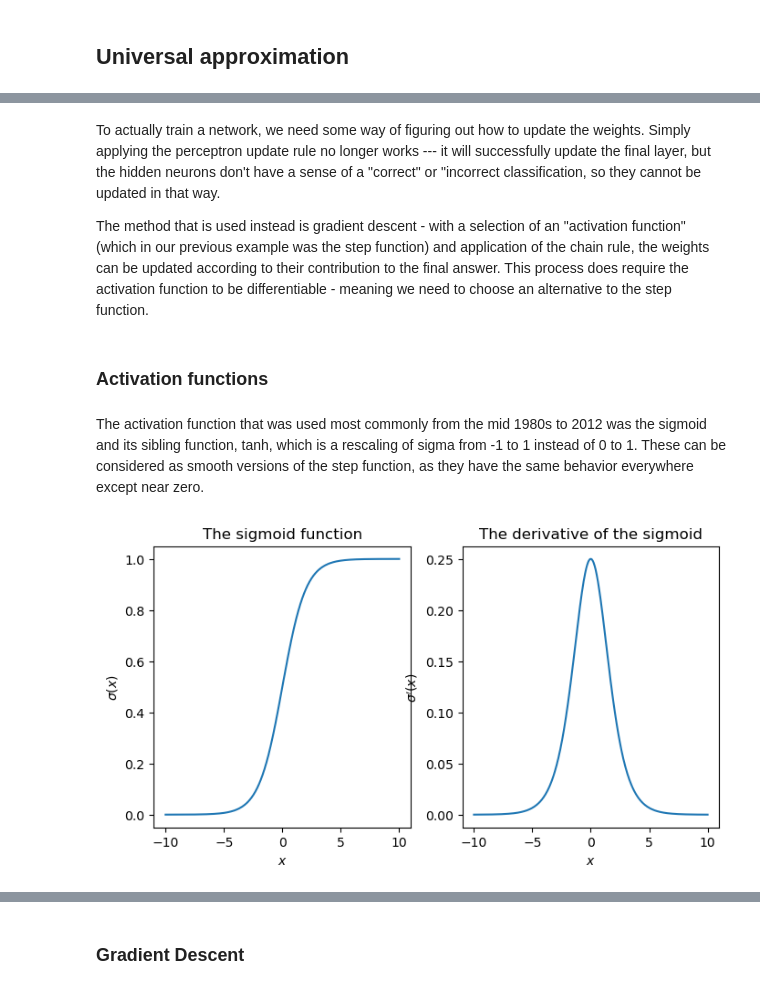
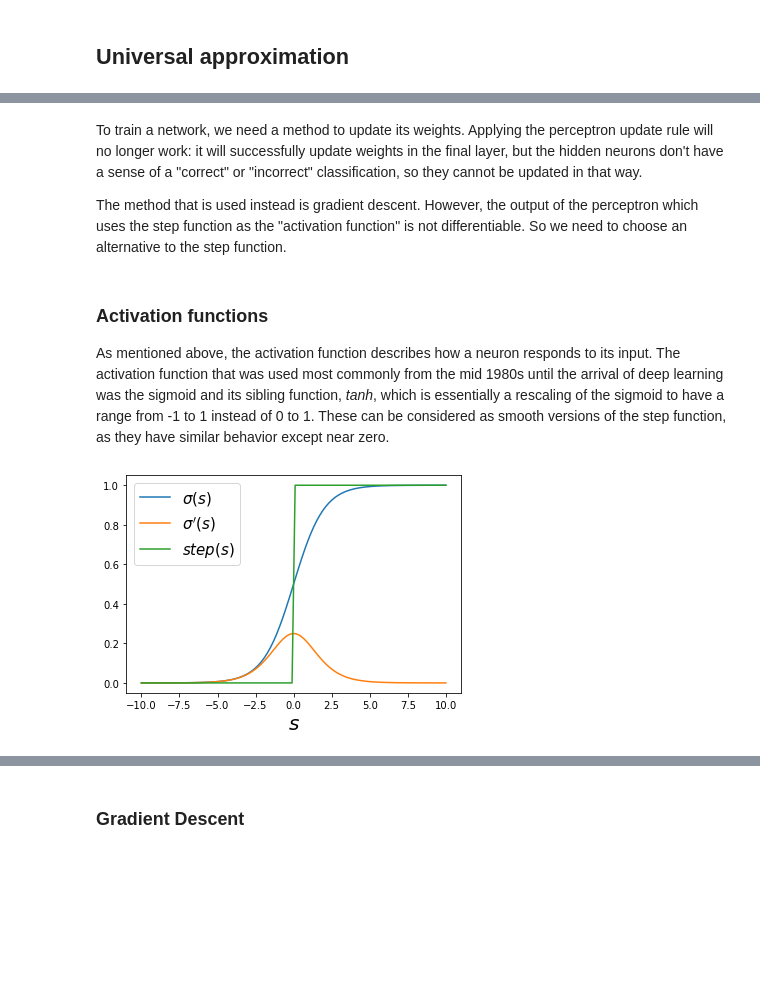
Before and after one commit to asabenhur/CS345, a Jupyter notebook: notebooks/module08_01_neural_networks_mlp.ipynb, the cells around one changed output, grey strips where cells are left out. Cells and saved outputs as stored; diff of their text form; code cells hidden in the pictures; blank space fills up the shorter version.

```diff
--- a/notebooks/module08_01_neural_networks_mlp.ipynb
+++ b/notebooks/module08_01_neural_networks_mlp.ipynb
@@ -283,29 +182,30 @@ It is worth noting that a network with a single hidden layer is a universal appr
 # %% [markdown]
-To actually train a network, we need some way of figuring out how to update the weights.  Simply applying the perceptron update rule no longer works --- it will successfully update the final layer, but the hidden neurons don't have a sense of a "correct" or "incorrect classification, so they cannot be updated in that way.
+To train a network, we need a method to update its weights.   Applying the perceptron update rule will no longer work: it will successfully update weights in the final layer, but the hidden neurons don't have a sense of a "correct" or "incorrect" classification, so they cannot be updated in that way.
 
-The method that is used instead is gradient descent - with a selection of an "activation function" (which in our previous example was the step function) and application of the chain rule, the weights can be updated according to their contribution to the final answer.  This process does require the activation function to be differentiable - meaning we need to choose an alternative to the step function.
+The method that is used instead is gradient descent.  However, the output of the perceptron which uses the step function as the "activation function" is not differentiable.  So we need to choose an alternative to the step function.
-# %% [markdown]
-### Activation functions
 # %% [markdown]
-The activation function that was used most commonly from the mid 1980s to 2012 was the sigmoid and its sibling function, tanh, which is a rescaling of sigma from -1 to 1 instead of 0 to 1.  These can be considered as smooth versions of the step function, as they have the same behavior everywhere except near zero.
+### Activation functions
+
+As mentioned above, the activation function describes how a neuron responds to its input.
+The activation function that was used most commonly from the mid 1980s until the arrival of deep learning was the sigmoid and its sibling function, *tanh*, which is essentially a rescaling of the sigmoid to have a range from -1 to 1 instead of 0 to 1.  These can be considered as smooth versions of the step function, as they have similar behavior except near zero.
-# %%
-fig = plt.figure(figsize=(8, 4))
-ax = fig.add_subplot(121)
-ax2 = fig.add_subplot(122)
-
-x = np.linspace(-10, 10, 1000)
-y = sigmoid(x)
-
-dy = sigmoid_derivative(x)
-
-ax.plot(x, y)
-ax.set_xlabel('$x$')
-ax.set_ylabel('$\sigma(x)$')
-ax.set_title('The sigmoid function')
-ax2.plot(x, dy)
-ax2.set_xlabel('$x$')
-ax2.set_ylabel("$\sigma'(x)$")
-ax2.set_title("The derivative of the sigmoid");
-# %% [output]
-[figure, removed]
+# %%
+def sigmoid(s):
+    return 1/(1+np.exp(-s))
+
+def sigmoid_derivative(s):
+    return sigmoid(s) *(1-sigmoid(s))
+
+def step(s) :
+    return s > 0
+# %%
+plt.figure(figsize=(6,4))
+s = np.linspace(-10,10, 100)
+plt.plot(s, sigmoid(s), label = r'$\sigma(s)$')
+plt.plot(s, sigmoid_derivative(s), label = r"$\sigma'(s)$")
+plt.plot(s, step(s), label = r'$step(s)$')
+
+plt.xlabel(r"$s$", fontsize=20)
+plt.legend(fontsize=15);
+# %% [output]
+[figure, added]
 # %% [markdown]
```
Also changed, not shown: parts of 75 cells of this notebook.
